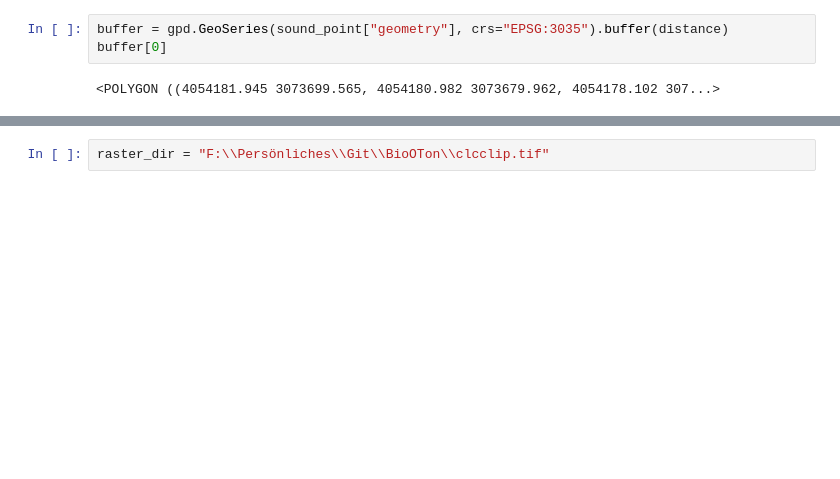
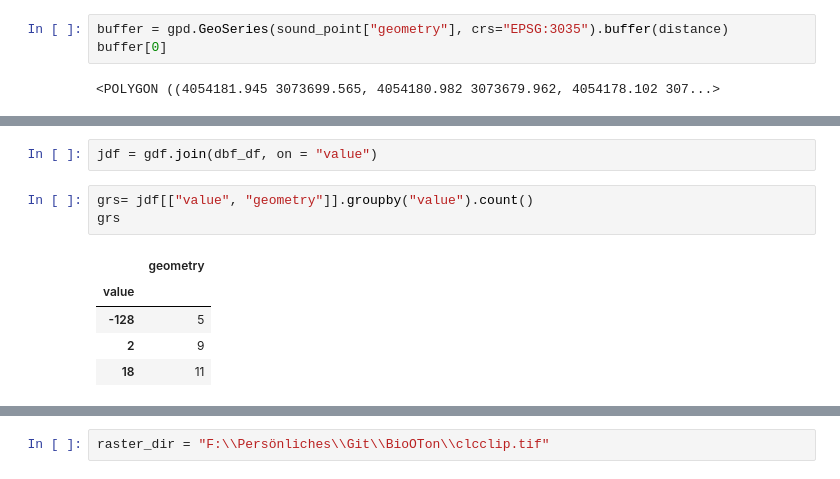
Before and after one commit to mfherrm/BioOTon, a Jupyter notebook: CORINE.ipynb, the cells around one changed output, grey strips where cells are left out. Saved outputs shown, nothing was run; the diff lists cells and outputs as text; blank space fills up the shorter version.

```diff
--- a/CORINE.ipynb
+++ b/CORINE.ipynb
@@ -429,0 +369,11 @@ Name: geometry, dtype: geometry
+# %%
+jdf = gdf.join(dbf_df, on = "value")
+# %%
+grs= jdf[["value", "geometry"]].groupby("value").count()
+grs
+# %% [output]
+|  | geometry |
+| value |  |
+| -128 | 5 |
+| 2 | 9 |
+| 18 | 11 |
```
Also changed, not shown: parts of 24 cells of this notebook.
